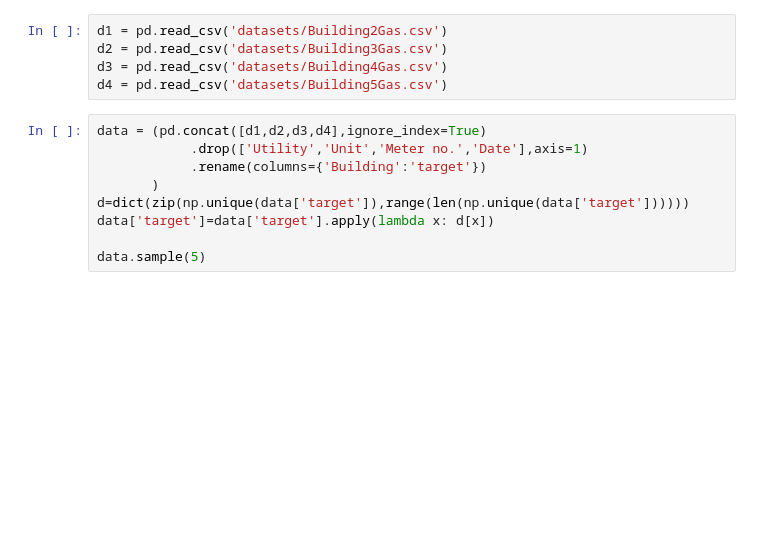
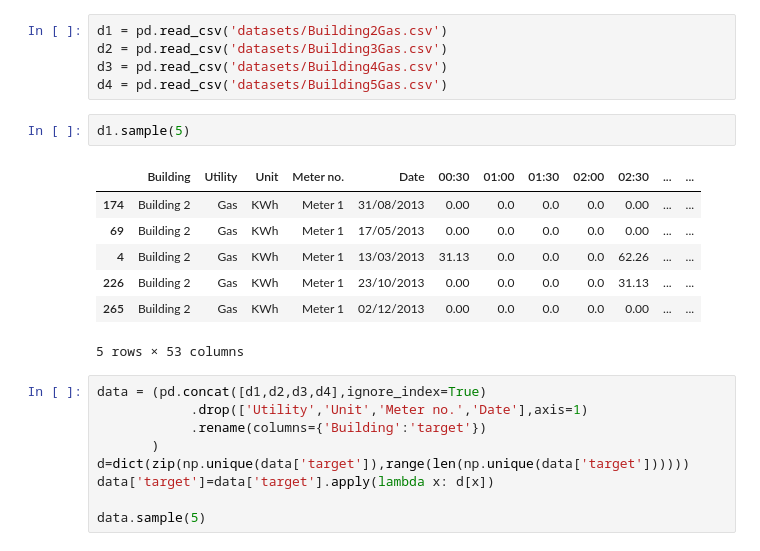
Before and after one commit to elg34/QuickReferences, a Jupyter notebook: time_series.ipynb, the cells around one changed output. Drawn from its saved outputs; the diff is of its cells as text; blank space fills up the shorter version.

```diff
--- a/time_series.ipynb
+++ b/time_series.ipynb
@@ -27,6 +27,16 @@ d1 = pd.read_csv('datasets/Building2Gas.csv')
 d2 = pd.read_csv('datasets/Building3Gas.csv')
 d3 = pd.read_csv('datasets/Building4Gas.csv')
 d4 = pd.read_csv('datasets/Building5Gas.csv')
+# %%
+d1.sample(5)
+# %% [output]
+|  | Building | Utility | Unit | Meter no. | Date | 00:30 | 01:00 | 01:30 | 02:00 | 02:30 | ... | ... |
+| 174 | Building 2 | Gas | KWh | Meter 1 | 31/08/2013 | 0.00 | 0.0 | 0.0 | 0.0 | 0.00 | ... | ... |
+| 69 | Building 2 | Gas | KWh | Meter 1 | 17/05/2013 | 0.00 | 0.0 | 0.0 | 0.0 | 0.00 | ... | ... |
+| 4 | Building 2 | Gas | KWh | Meter 1 | 13/03/2013 | 31.13 | 0.0 | 0.0 | 0.0 | 62.26 | ... | ... |
+| 226 | Building 2 | Gas | KWh | Meter 1 | 23/10/2013 | 0.00 | 0.0 | 0.0 | 0.0 | 31.13 | ... | ... |
+| 265 | Building 2 | Gas | KWh | Meter 1 | 02/12/2013 | 0.00 | 0.0 | 0.0 | 0.0 | 0.00 | ... | ... |
+5 rows × 53 columns
 # %%
 data = (pd.concat([d1,d2,d3,d4],ignore_index=True)
             .drop(['Utility','Unit','Meter no.','Date'],axis=1)
```
Also changed, not shown: parts of 3 cells of this notebook.
